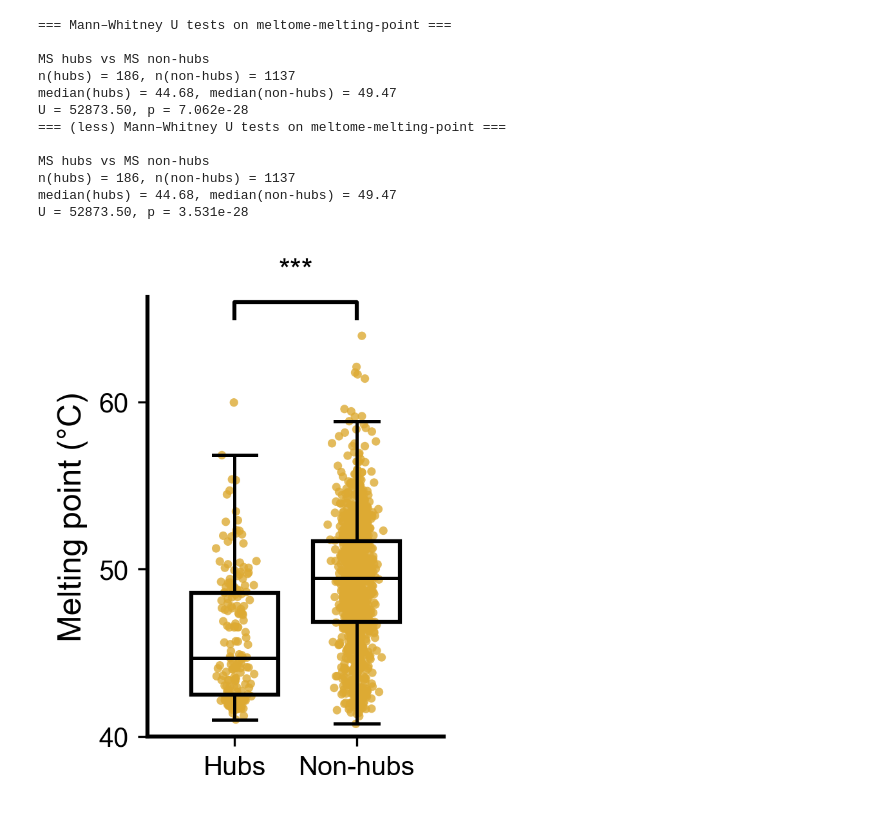
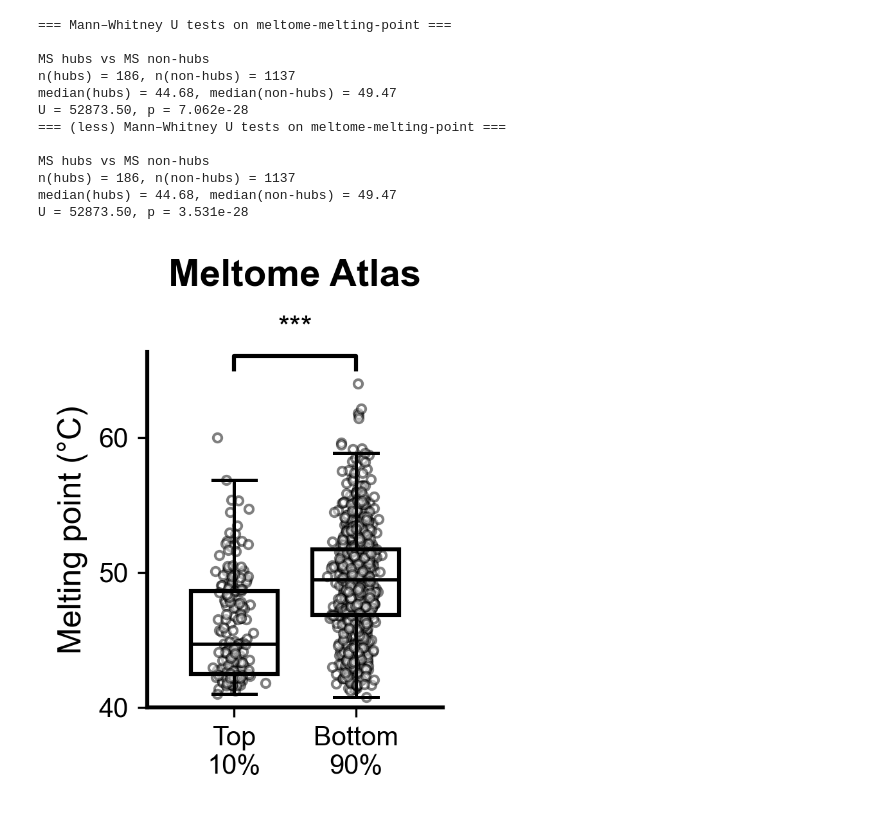
Before and after one commit to NCEMS/energetic-origins-of-PPI-connectivity, a Jupyter notebook: figures/3-figure/3-figure.ipynb, the cells around one changed output. Drawn from its saved outputs; the diff is of its cells as text; code cells hidden in the pictures.

```diff
--- a/figures/3-figure/3-figure.ipynb
+++ b/figures/3-figure/3-figure.ipynb
@@ -27,7 +27,7 @@ plt.rcParams.update({
     "axes.facecolor": "white"
 })
 # %%
-nodes = pd.read_pickle(f"{DATA_PATH2}20251209-s288c-annotated-PPI-net.pkl")
+nodes = pd.read_pickle(f"{DATA_PATH2}20260210-s288c-ANnnotated-Yeast-Interactome.pkl")
 # %% [markdown]
 Remove proteins with low pLDDT and/or proteins predicted to be membrane proteins
 # %%
@@ -380,7 +395,7 @@ for pos, (vals, color) in zip(positions, zip(group_vals, group_colors)):
 # --- Boxplots on top: outlines only, no fill, no fliers ---
 bp = ax.boxplot(
     group_vals,
-    labels=["Hubs", "Non-hubs"],
+    labels=["Top\n10%", "Bottom\n90%"],
     positions=[1, 1.7],
     widths=0.5,
     patch_artist=True,
@@ -403,8 +418,8 @@ for element in ["whiskers", "caps", "medians"]:
 #ax.set_yscale("log")
 #ax.set_ylim(1, 1e7)
 
-ax.set_ylabel(r"Ghosh & Dill 2010 $ΔG(L,T)$" + "\nkcal/mol", fontsize=12)
-#ax.set_title("Degree Centrality")
+ax.set_ylabel(r"$\Delta G_F$ (kcal/mol)", fontsize=12)
+ax.set_title("Ghosh & Dill", fontweight='bold')
 
 ax.spines["top"].set_visible(False)
 ax.spines["right"].set_visible(False)
@@ -531,7 +556,7 @@ def add_bracket_with_text(ax, x1, x2, y, text):
 fig, ax = plt.subplots(figsize=(2.3, 3))
 
 group_vals   = [ms_hub_vals, ms_nothub_vals]
-group_colors = [MS_COLOR,    MS_COLOR]
+group_colors = ['#AA3377',    '#AA3377']
 
 # --- Scatter first (lower zorder) ---
 positions = [1, 1.7]
@@ -550,7 +575,7 @@ for pos, (vals, color) in zip(positions, zip(group_vals, group_colors)):
 # --- Boxplots on top: outlines only, no fill, no fliers ---
 bp = ax.boxplot(
     group_vals,
-    labels=["Hubs", "Non-hubs"],
+    labels=["Top\n10%", "Bottom\n90%"],
     positions=[1, 1.7],
     widths=0.5,
     patch_artist=True,
@@ -572,9 +597,8 @@ for element in ["whiskers", "caps", "medians"]:
 # --- Axes styling ---
 #ax.set_yscale("log")
 #ax.set_ylim(1, 1e7)
-
-ax.set_ylabel(r"Cagiada et al. 2024 $ΔG$" + "\nkcal/mol", fontsize=12)
-#ax.set_title("Degree Centrality")
+ax.set_ylabel(r"$\Delta G_F$ (kcal/mol)", fontsize=12)
+ax.set_title("Cagiada et al.", fontweight='bold')
 
 ax.spines["top"].set_visible(False)
 ax.spines["right"].set_visible(False)
@@ -713,7 +737,7 @@ def add_bracket_with_text(ax, x1, x2, y, text):
 fig, ax = plt.subplots(figsize=(2.3, 3))
 
 group_vals   = [ms_hub_vals, ms_nothub_vals]
-group_colors = [MS_COLOR,    MS_COLOR]
+group_colors = ['#888888',    '#888888']
 
 # --- Scatter first (lower zorder) ---
 positions = [1, 1.7]
@@ -733,7 +757,7 @@ for pos, (vals, color) in zip(positions, zip(group_vals, group_colors)):
 # --- Boxplots on top: outlines only, no fill, no fliers ---
 bp = ax.boxplot(
     group_vals,
-    labels=["Hubs", "Non-hubs"],
+    labels=["Top\n10%", "Bottom\n90%"],
     positions=[1, 1.7],
     widths=0.5,
     patch_artist=True,
@@ -754,7 +778,8 @@ for element in ["whiskers", "caps", "medians"]:
 
 # --- Axes styling ---
 
-ax.set_ylabel("Rosetta total score (REU)", fontsize=12)
+ax.set_ylabel("Rosetta Score (REU)", fontsize=12)
+ax.set_title("Rosetta", fontweight='bold')
 
 ax.spines["top"].set_visible(False)
 ax.spines["right"].set_visible(False)
@@ -878,7 +903,7 @@ def add_bracket_with_text(ax, x1, x2, y, text):
 fig, ax = plt.subplots(figsize=(2.3, 3))
 
 group_vals   = [ms_hub_vals, ms_nothub_vals]
-group_colors = [MS_COLOR,    MS_COLOR]
+group_colors = ['white',    'white']
 
 # --- Scatter first (lower zorder) ---
 positions = [1, 1.7]
@@ -889,16 +914,17 @@ for pos, (vals, color) in zip(positions, zip(group_vals, group_colors)):
         x_jitter,
         vals,
         s=10,
-        alpha=0.8,
+        facecolor="white",   # inside color
+        edgecolor="black",
+        alpha=0.5,
         color=color,
-        edgecolor="none",
         zorder=2,
     )
 
 # --- Boxplots on top: outlines only, no fill, no fliers ---
 bp = ax.boxplot(
     group_vals,
-    labels=["Hubs", "Non-hubs"],
+    labels=["Top\n10%", "Bottom\n90%"],
     positions=[1, 1.7],
     widths=0.5,
     patch_artist=True,
@@ -921,32 +947,32 @@ for element in ["whiskers", "caps", "medians"]:
 #ax.set_yscale("log")
 #ax.set_ylim(1, 1e7)
 
 ax.set_ylabel("Melting point (°C)", fontsize=12)
-#ax.set_title("Degree Centrality")
+ax.set_title("Meltome Atlas", fontweight='bold')
 
 ax.spines["top"].set_visible(False)
 ax.spines["right"].set_visible(False)
 ax.spines["left"].set_linewidth(1.5)
 ax.spines["bottom"].set_linewidth(1.5)
 
 # Set clean y-limits: from 0 down to a bit below the lowest value
 y_min = 40     # a little below the real minimum
 y_max = 66.3     # enough headroom for the bracket
 ax.set_ylim(y_min, y_max)
 ax.set_yticks([40, 50, 60])          # ← forces exactly these ticks
 ax.set_yticklabels([40, 50, 60])
 
 # Place significance bracket at a fixed, nice height just above 0
 bracket_y = 65
 add_bracket_with_text(ax, positions[0], positions[1], bracket_y, "***")
 
 # === Horizontal lines + labels under the groups ===
 # Use x-axis transform so these sit below the x-axis, not in data (log) space
 trans = ax.get_xaxis_transform()  # x in data coords, y in axis fraction (0–1)
 
 plt.xticks(fontsize=10)
 plt.tight_layout()
 plt.savefig("3h.svg")
 plt.show()
 # %% [output]
-[figure, old version]
+[figure, new version]
```
Also changed, not shown: parts of 6 cells of this notebook, 23 other files.
